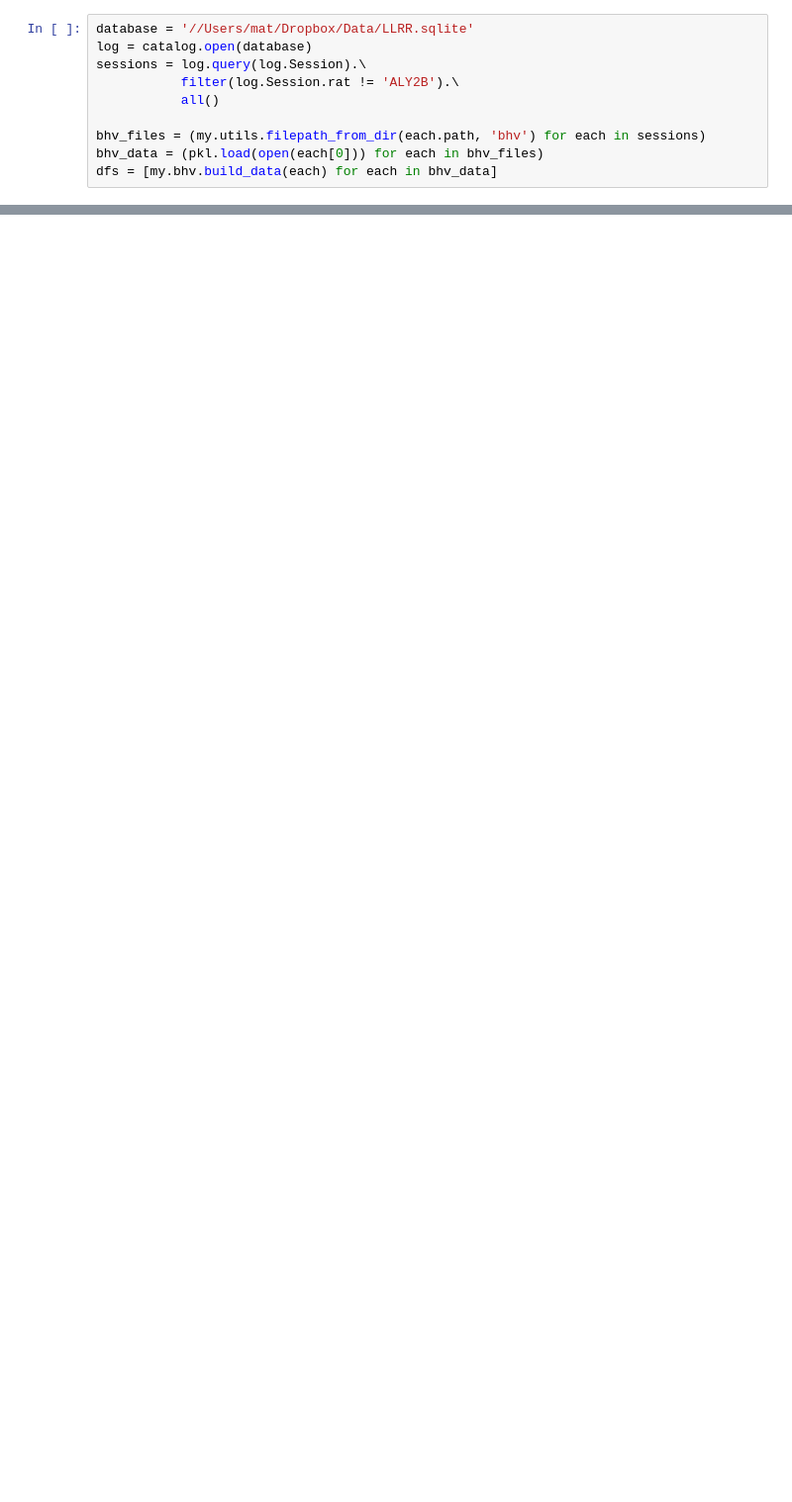
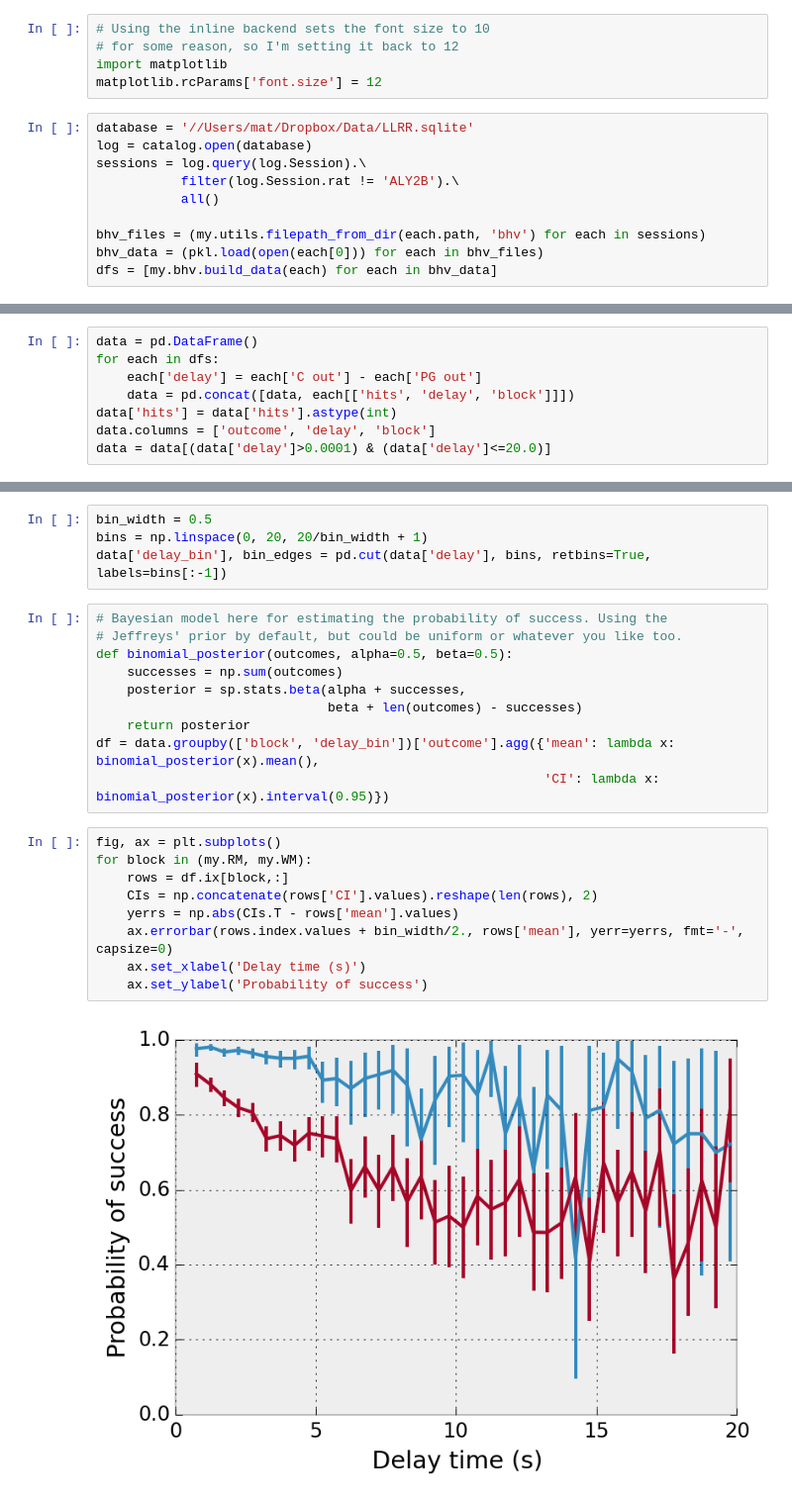
Before and after one commit to mcleonard/wm_paper, a Jupyter notebook: Delay performance.ipynb, the cells around one changed output, grey strips where cells are left out. Shown: that part at 99% size. Drawn from its saved outputs; the diff is of its cells as text; blank space fills up the shorter version.

Commit message:
Started work on the delay performance analysis.

```diff
--- a/Delay performance.ipynb
+++ b/Delay performance.ipynb
@@ -11,6 +13,11 @@ import pandas as pd
 
 import memory as my
 from spikesort import catalog
+# %%
+# Using the inline backend sets the font size to 10
+# for some reason, so I'm setting it back to 12
+import matplotlib
+matplotlib.rcParams['font.size'] = 12
 # %%
 database = '//Users/mat/Dropbox/Data/LLRR.sqlite'
 log = catalog.open(database)
@@ -23,0 +33,8 @@ dfs = [my.bhv.build_data(each) for each in bhv_data]
+# %%
+data = pd.DataFrame()
+for each in dfs:
+    each['delay'] = each['C out'] - each['PG out']
+    data = pd.concat([data, each[['hits', 'delay', 'block']]])
+data['hits'] = data['hits'].astype(int)
+data.columns = ['outcome', 'delay', 'block']
+data = data[(data['delay']>0.0001) & (data['delay']<=20.0)]
@@ -23,0 +55,25 @@ dfs = [my.bhv.build_data(each) for each in bhv_data]
+# %%
+bin_width = 0.5
+bins = np.linspace(0, 20, 20/bin_width + 1)
+data['delay_bin'], bin_edges = pd.cut(data['delay'], bins, retbins=True, labels=bins[:-1])
+# %%
+# Bayesian model here for estimating the probability of success. Using the
+# Jeffreys' prior by default, but could be uniform or whatever you like too.
+def binomial_posterior(outcomes, alpha=0.5, beta=0.5):
+    successes = np.sum(outcomes)
+    posterior = sp.stats.beta(alpha + successes,
+                              beta + len(outcomes) - successes)
+    return posterior
+df = data.groupby(['block', 'delay_bin'])['outcome'].agg({'mean': lambda x: binomial_posterior(x).mean(),
+                                                          'CI': lambda x: binomial_posterior(x).interval(0.95)})
+# %%
+fig, ax = plt.subplots()
+for block in (my.RM, my.WM):
+    rows = df.ix[block,:]
+    CIs = np.concatenate(rows['CI'].values).reshape(len(rows), 2)
+    yerrs = np.abs(CIs.T - rows['mean'].values)
+    ax.errorbar(rows.index.values + bin_width/2., rows['mean'], yerr=yerrs, fmt='-', capsize=0)
+    ax.set_xlabel('Delay time (s)')
+    ax.set_ylabel('Probability of success')
+# %% [output]
+[figure, added]
```
Also changed, not shown: parts of 17 cells of this notebook.
